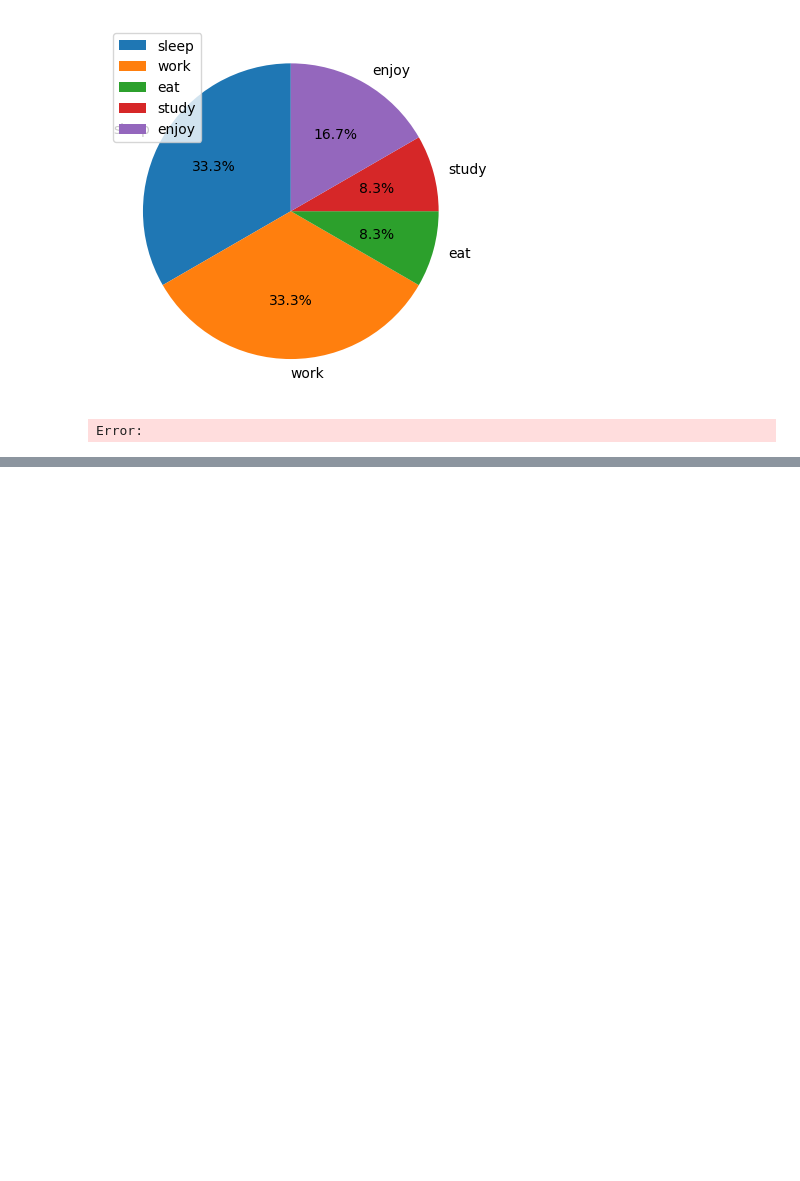
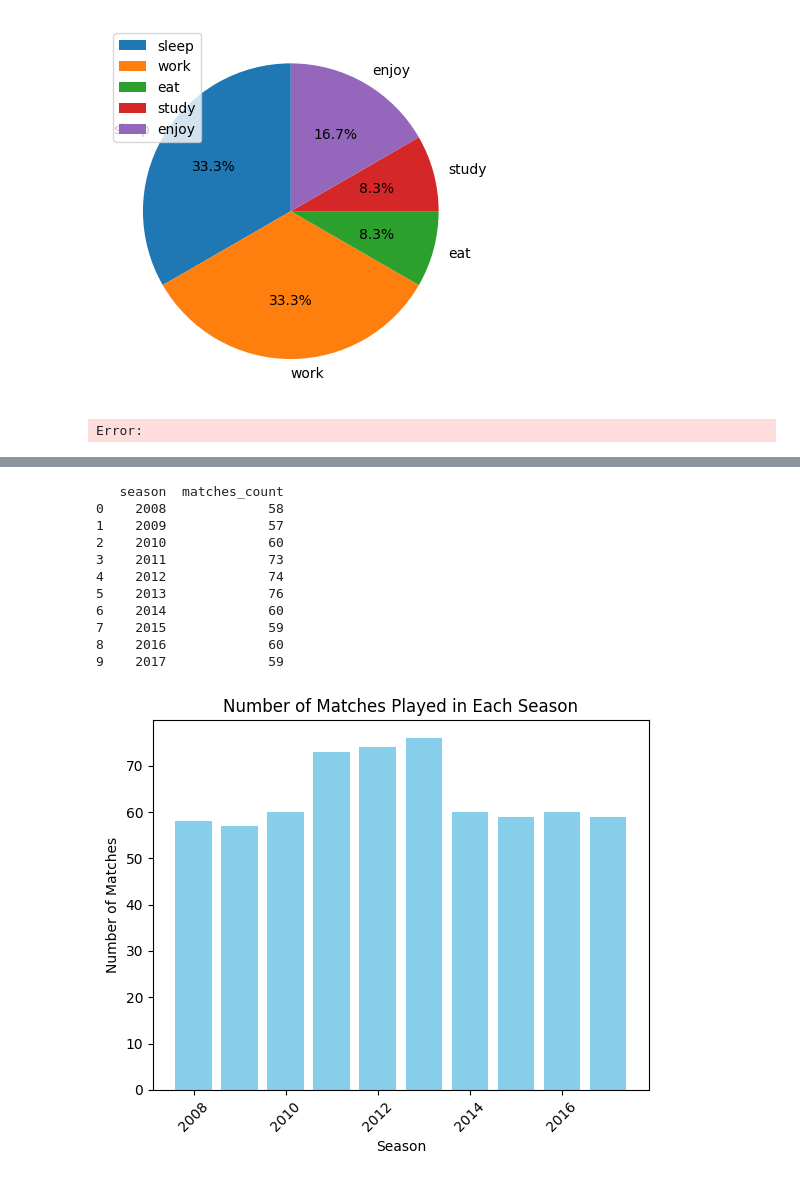
Before and after one commit to prathamesh-k-01/Training_Morningstar, a Jupyter notebook: Day7/start.ipynb, the cells around one changed output, grey strips where cells are left out. Drawn from its saved outputs; the diff is of its cells as text; code cells hidden in the pictures; blank space fills up the shorter version.

```diff
--- a/Day7/start.ipynb
+++ b/Day7/start.ipynb
@@ -116,0 +137,33 @@ Error:
+# %%
+df = pd.read_csv('matches .csv')
+matches_per_season = df.groupby('season').size().reset_index(name='matches_count')
+
+# Display the grouped data to verify
+print(matches_per_season)
+
+# Optionally, you can sort the data by season if necessary
+matches_per_season = matches_per_season.sort_values(by='season')
+
+
+plt.bar(matches_per_season['season'], matches_per_season['matches_count'], color='skyblue')
+plt.xlabel('Season')
+plt.ylabel('Number of Matches')
+plt.title('Number of Matches Played in Each Season')
+plt.xticks(rotation=45)  # Rotate x-axis labels for better readability if necessary
+
+
+# Show the plot
+plt.show()
+# %% [output]
+   season  matches_count
+0    2008             58
+1    2009             57
+2    2010             60
+3    2011             73
+4    2012             74
+5    2013             76
+6    2014             60
+7    2015             59
+8    2016             60
+9    2017             59
+[figure, added]
```
Also changed, not shown: parts of 2 cells of this notebook, 6 other files.
